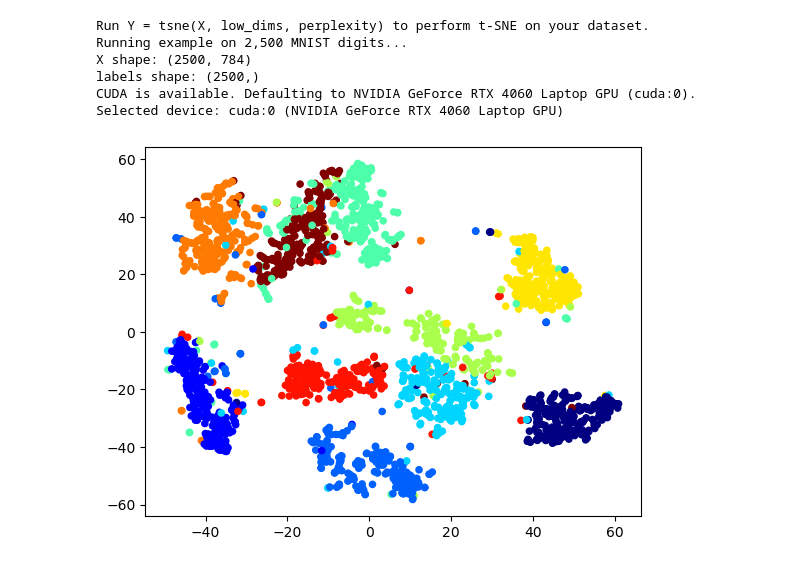
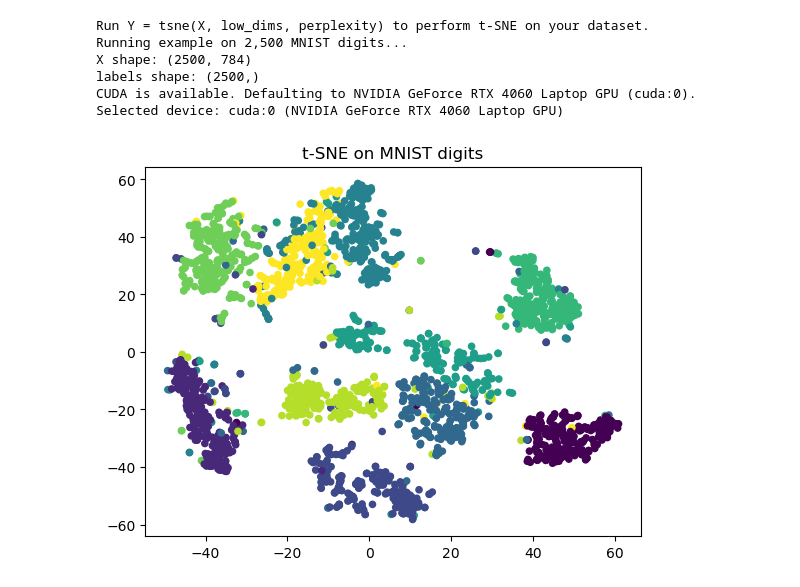
Before and after one commit to UTSW-Software-Engineering-Course-2025/Module1_Zimei, a Jupyter notebook: day1/tsne_practice/tsne.ipynb, the cells around one changed output. Cells and saved outputs as stored; diff of their text form; code cells hidden in the pictures.

```diff
--- a/day1/tsne_practice/tsne.ipynb
+++ b/day1/tsne_practice/tsne.ipynb
@@ -25,9 +25,10 @@ labels shape: (2500,)
 CUDA is available. Defaulting to NVIDIA GeForce RTX 4060 Laptop GPU (cuda:0).
 Selected device: cuda:0 (NVIDIA GeForce RTX 4060 Laptop GPU)
 # %%
-plt.scatter(Y[:, 0], Y[:, 1], 20, labels, cmap='jet')
+plt.scatter(Y[:, 0], Y[:, 1], 20, labels)
+plt.title("t-SNE on MNIST digits")
 plt.savefig("mnist_tsne3.png")
 # %% [output]
-[figure, old version]
+[figure, new version]
 # %%
 plt.figure()
```
Also changed, not shown: parts of 1 cell of this notebook.
